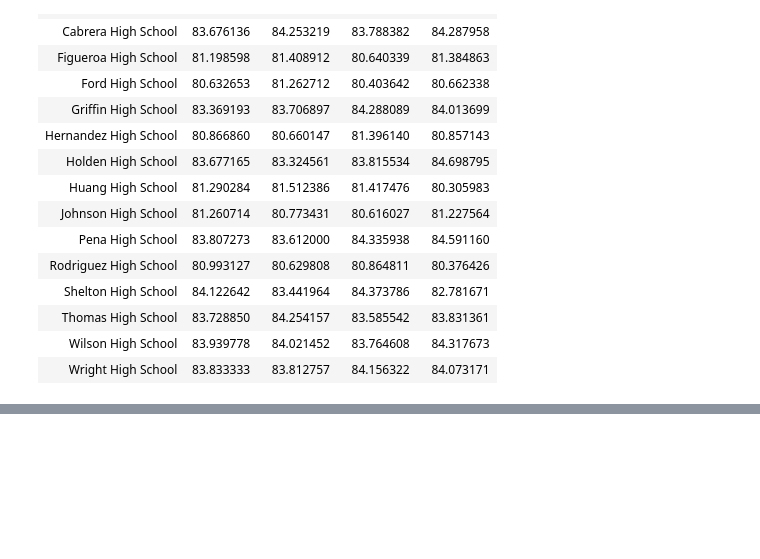
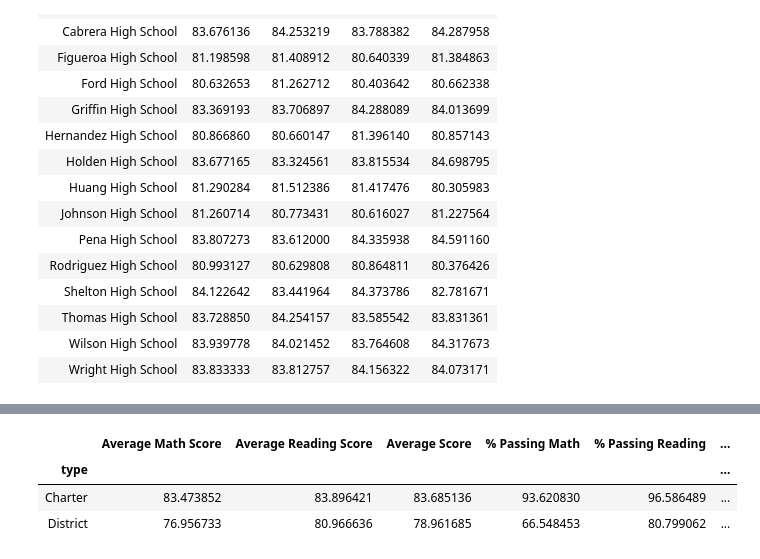
Before and after one commit to gpfundt/pandas-challenge, a Jupyter notebook: PyCitySchools/pandas-challenge.ipynb, the cells around one changed output, grey strips where cells are left out. Saved outputs shown, nothing was run; the diff lists cells and outputs as text; code cells hidden in the pictures; blank space fills up the shorter version.

```diff
--- a/PyCitySchools/pandas-challenge.ipynb
+++ b/PyCitySchools/pandas-challenge.ipynb
@@ -231,3 +240,14 @@ size_summary
 | Small (<1000) | 83.821598 | 83.929843 | 83.875721 | 93.550225 | 96.099437 | ... |
 | Medium (1000-2000) | 83.374684 | 83.864438 | 83.619561 | 93.599695 | 96.790680 | ... |
 | Large (2000-5000) | 77.746417 | 81.344493 | 79.545455 | 69.963361 | 82.766634 | ... |
+# %%
+type_df = school_info_df
+type_df = type_df.drop(columns = ["Total Students", "Total Budget", "Spending Per Student"])
+grouped_type_df = type_df.groupby("type")
+type_summary = grouped_type_df.mean()
+type_summary
+# %% [output]
+|  | Average Math Score | Average Reading Score | Average Score | % Passing Math | % Passing Reading | ... |
+| type |  |  |  |  |  | ... |
+| Charter | 83.473852 | 83.896421 | 83.685136 | 93.620830 | 96.586489 | ... |
+| District | 76.956733 | 80.966636 | 78.961685 | 66.548453 | 80.799062 | ... |
```
Also changed, not shown: parts of 3 cells of this notebook.
